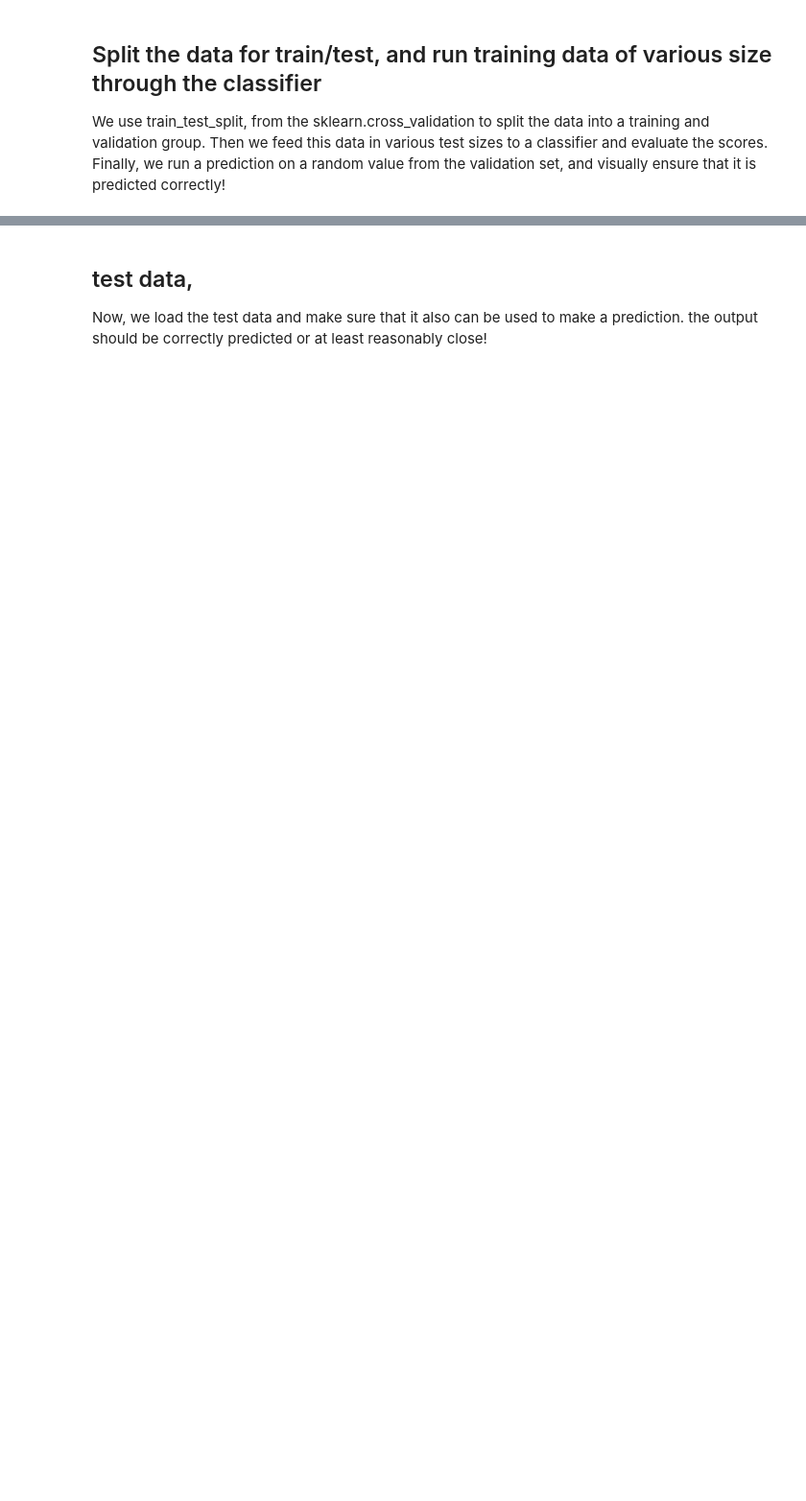
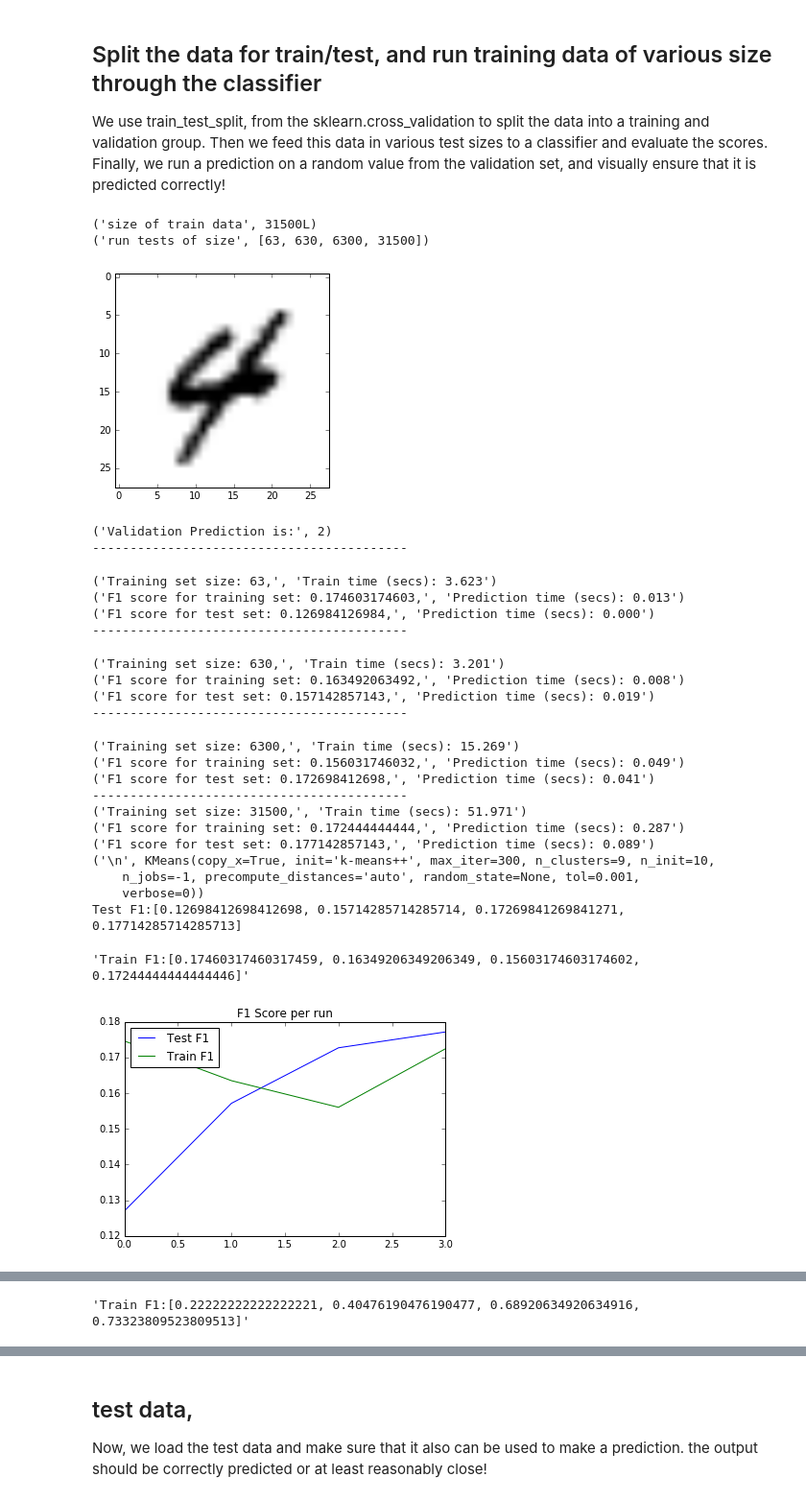
Before and after one commit to llathrop/Kagglescripts, a Jupyter notebook: digitsrecognizerwithsklearn.ipynb, the cells around one changed output, grey strips where cells are left out. Shown at 96% size. Saved outputs shown, nothing was run; the diff lists cells and outputs as text; code cells hidden in the pictures; blank space fills up the shorter version.

```diff
--- a/digitsrecognizerwithsklearn.ipynb
+++ b/digitsrecognizerwithsklearn.ipynb
@@ -162,16 +189,52 @@ Finally, we run a prediction on a random value from the validation set, and visu
 # %%
 #  train/validation split
 X_train, X_test, y_train, y_test = train_test_split( x.values, y.values, test_size=0.25, random_state=42)
 
 dataSize=X_train.shape[0]
 print ("size of train data",dataSize)
 test_sizes=[50]
 for i in range(5):
     test_sizes.append(int(round(dataSize*(i+1)*.2)))
 
 test_sizes=[63,630,6300,31500]
 #test_sizes=[50,500,5001]
 print ("run tests of size",test_sizes)
-clf=runTests(test_sizes, X_train,y_train,X_test,y_test)
+#clf=runTests(test_sizes, X_train,y_train,X_test,y_test)
 
 print("Validation Prediction is:",runPredict(clf,X_test))
+
+clf = runTests(test_sizes, X_train,y_train,X_test,y_test, KMeans( n_jobs=-1, n_clusters=9, tol = 0.001))
+print("Validation Prediction is:",runPredict(clf,X_test))
+
+clf = runTests(test_sizes, X_train,y_train,X_test,y_test,ensemble.AdaBoostClassifier())
+print("Validation Prediction is:",runPredict(clf,X_test))
+
+clf = runTests(test_sizes, X_train,y_train,X_test,y_test,LinearSVC(class_weight="balanced"))
+print("Validation Prediction is:",runPredict(clf,X_test))
+# %% [output]
+('size of train data', 31500L)
+('run tests of size', [63, 630, 6300, 31500])
+[figure, added]
+('Validation Prediction is:', 2)
+------------------------------------------
+('Training set size: 63,', 'Train time (secs): 3.623')
+('F1 score for training set: 0.174603174603,', 'Prediction time (secs): 0.013')
+('F1 score for test set: 0.126984126984,', 'Prediction time (secs): 0.000')
+------------------------------------------
+('Training set size: 630,', 'Train time (secs): 3.201')
+('F1 score for training set: 0.163492063492,', 'Prediction time (secs): 0.008')
+('F1 score for test set: 0.157142857143,', 'Prediction time (secs): 0.019')
+------------------------------------------
+('Training set size: 6300,', 'Train time (secs): 15.269')
+('F1 score for training set: 0.156031746032,', 'Prediction time (secs): 0.049')
+('F1 score for test set: 0.172698412698,', 'Prediction time (secs): 0.041')
+------------------------------------------
+('Training set size: 31500,', 'Train time (secs): 51.971')
+('F1 score for training set: 0.172444444444,', 'Prediction time (secs): 0.287')
+('F1 score for test set: 0.177142857143,', 'Prediction time (secs): 0.089')
+('\n', KMeans(copy_x=True, init='k-means++', max_iter=300, n_clusters=9, n_init=10,
+    n_jobs=-1, precompute_distances='auto', random_state=None, tol=0.001,
+    verbose=0))
+Test F1:[0.12698412698412698, 0.15714285714285714, 0.17269841269841271, 0.17714285714285713]
+'Train F1:[0.17460317460317459, 0.16349206349206349, 0.15603174603174602, 0.17244444444444446]'
+[figure, added]
@@ -177,0 +262 @@ print("Validation Prediction is:",runPredict(clf,X_test))
+'Train F1:[0.22222222222222221, 0.40476190476190477, 0.68920634920634916, 0.73323809523809513]'
```
Also changed, not shown: parts of 8 cells of this notebook.
